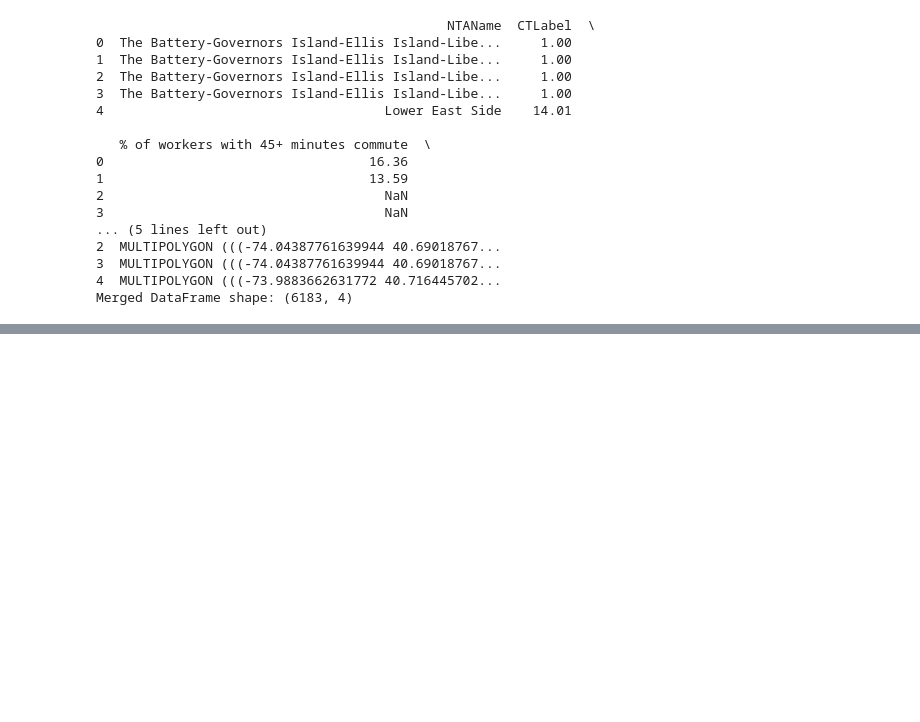
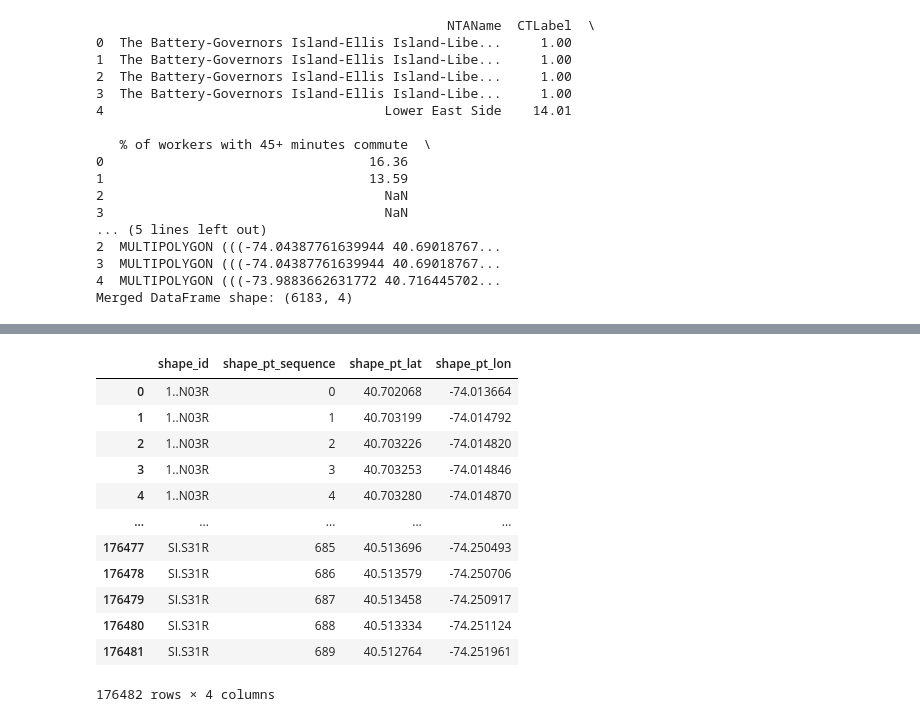
Before and after one commit to OsmanMur/mhc-mta-datathon, a Jupyter notebook: notebooks/02_data_cleaning.ipynb, the cells around one changed output, grey strips where cells are left out. Cells and saved outputs as stored; diff of their text form; code cells hidden in the pictures; blank space fills up the shorter version.

```diff
--- a/notebooks/02_data_cleaning.ipynb
+++ b/notebooks/02_data_cleaning.ipynb
@@ -370,0 +441,23 @@ Merged DataFrame shape: (6183, 4)
+# %%
+import pandas as pd
+import os
+
+# Path to data folder relative to the notebook
+DATA_DIR = os.path.join("..", "data", "raw")
+subway_shapes_df = pd.read_csv(os.path.join(DATA_DIR, "subway_shapes.csv"))
+# %%
+subway_shapes_df
+# %% [output]
+|  | shape_id | shape_pt_sequence | shape_pt_lat | shape_pt_lon |
+| 0 | 1..N03R | 0 | 40.702068 | -74.013664 |
+| 1 | 1..N03R | 1 | 40.703199 | -74.014792 |
+| 2 | 1..N03R | 2 | 40.703226 | -74.014820 |
+| 3 | 1..N03R | 3 | 40.703253 | -74.014846 |
+| 4 | 1..N03R | 4 | 40.703280 | -74.014870 |
+| ... | ... | ... | ... | ... |
+| 176477 | SI.S31R | 685 | 40.513696 | -74.250493 |
+| 176478 | SI.S31R | 686 | 40.513579 | -74.250706 |
+| 176479 | SI.S31R | 687 | 40.513458 | -74.250917 |
+| 176480 | SI.S31R | 688 | 40.513334 | -74.251124 |
+| 176481 | SI.S31R | 689 | 40.512764 | -74.251961 |
+176482 rows × 4 columns
```
Also changed, not shown: parts of 16 cells of this notebook, 2 other files.
